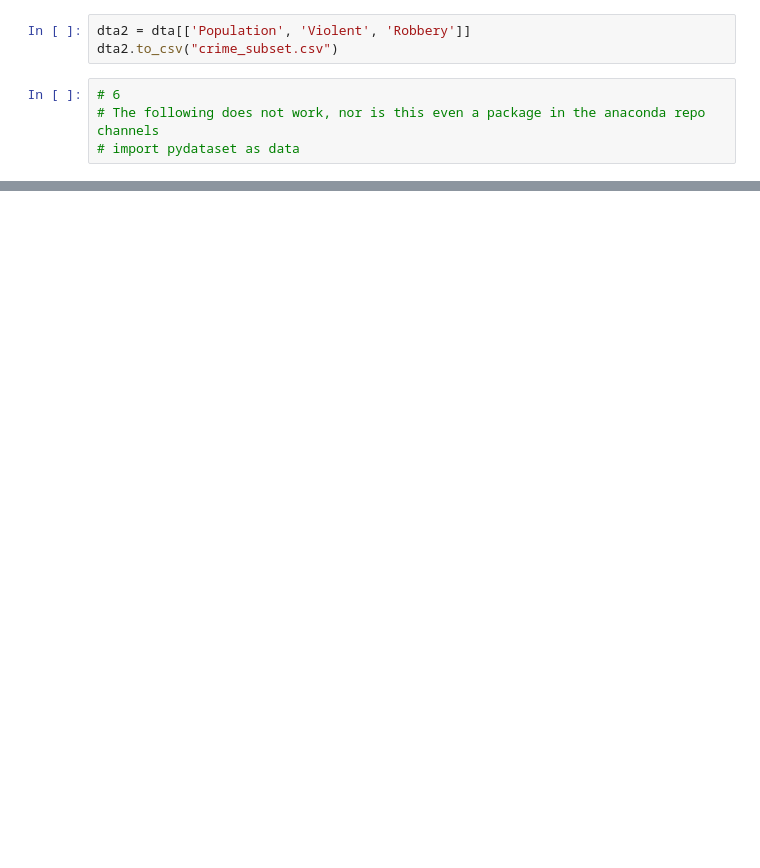
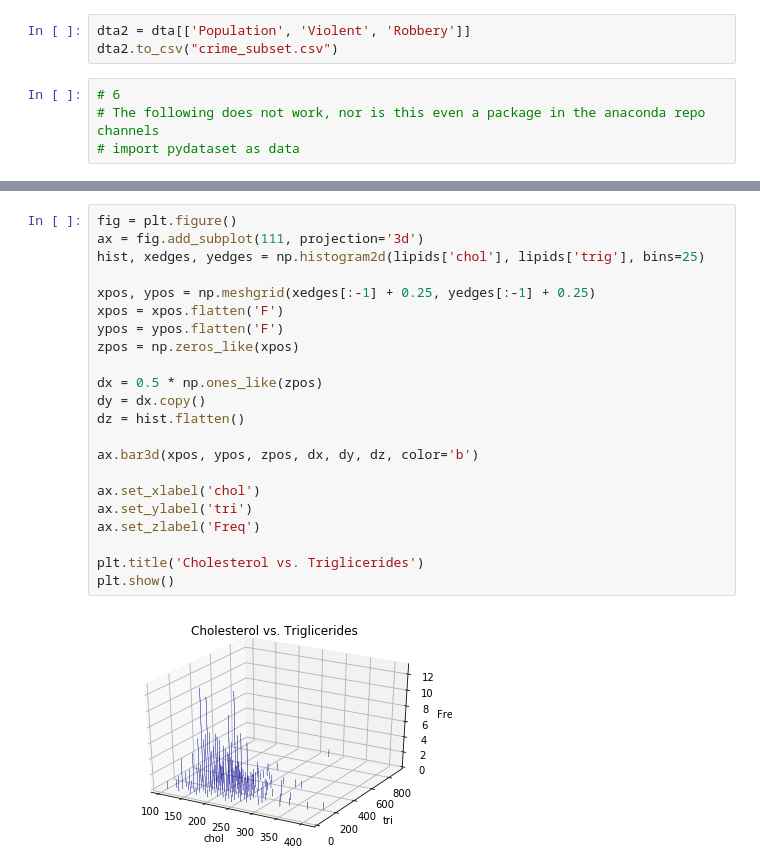
Before and after one commit to ariboyarsky/BootCamp2018, a Jupyter notebook: ProbSets/Comp/ProbSet2/PSET2.ipynb, the cells around one changed output, grey strips where cells are left out. Cells and saved outputs as stored; diff of their text form; blank space fills up the shorter version.

```diff
--- a/ProbSets/Comp/ProbSet2/PSET2.ipynb
+++ b/ProbSets/Comp/ProbSet2/PSET2.ipynb
@@ -377,0 +491,24 @@ dta2.to_csv("crime_subset.csv")
+# %%
+fig = plt.figure()
+ax = fig.add_subplot(111, projection='3d')
+hist, xedges, yedges = np.histogram2d(lipids['chol'], lipids['trig'], bins=25)
+
+xpos, ypos = np.meshgrid(xedges[:-1] + 0.25, yedges[:-1] + 0.25)
+xpos = xpos.flatten('F')
+ypos = ypos.flatten('F')
+zpos = np.zeros_like(xpos)
+
+dx = 0.5 * np.ones_like(zpos)
+dy = dx.copy()
+dz = hist.flatten()
+
+ax.bar3d(xpos, ypos, zpos, dx, dy, dz, color='b')
+
+ax.set_xlabel('chol')
+ax.set_ylabel('tri')
+ax.set_zlabel('Freq')
+
+plt.title('Cholesterol vs. Triglicerides')
+plt.show()
+# %% [output]
+[figure, added]
```
Also changed, not shown: parts of 17 cells of this notebook, 7 other files.
